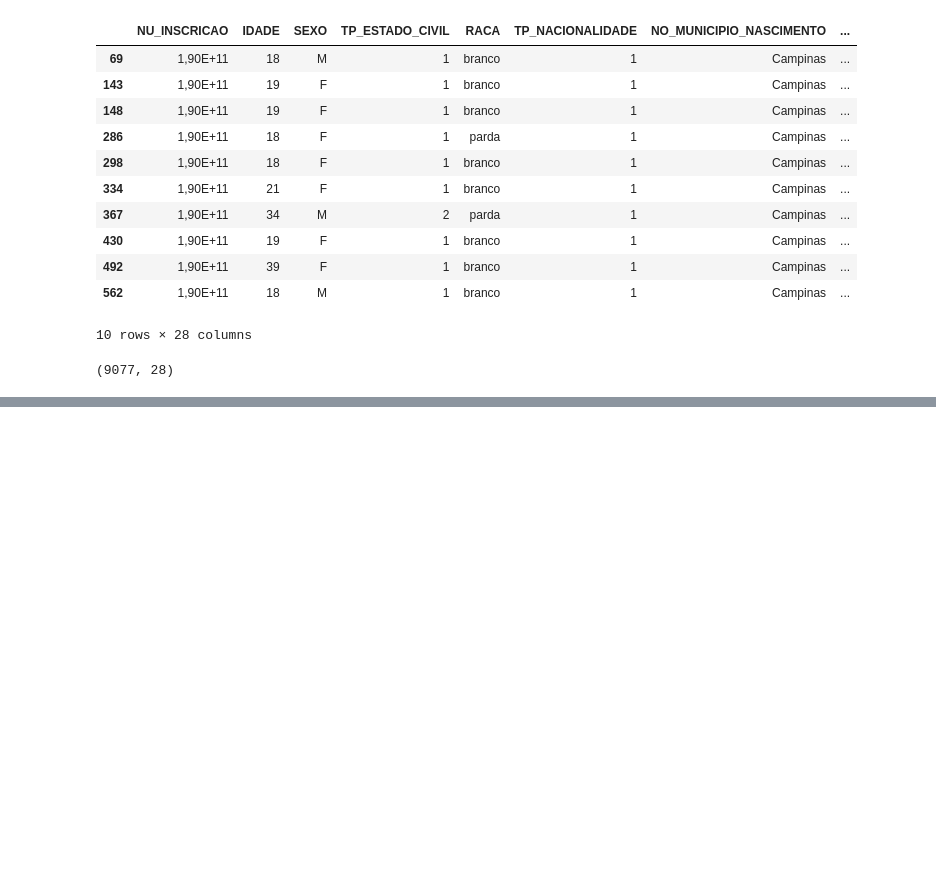
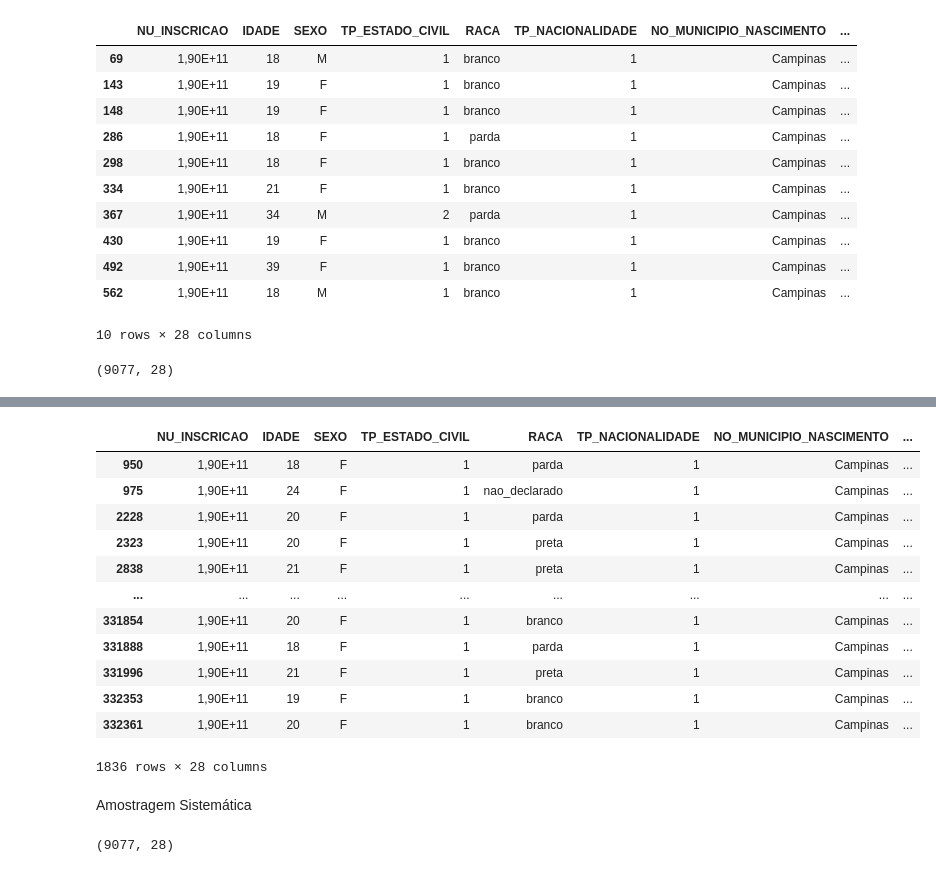
Before and after one commit to arthurresendes/Estatistica-aplicada, a Jupyter notebook: Enem/amostragem.ipynb, the cells around one changed output, grey strips where cells are left out. Drawn from its saved outputs; the diff is of its cells as text; code cells hidden in the pictures; blank space fills up the shorter version.

```diff
--- a/Enem/amostragem.ipynb
+++ b/Enem/amostragem.ipynb
@@ -35,0 +90,22 @@ enem_campinas.shape
+# %%
+amos_simples
+# %% [output]
+|  | NU_INSCRICAO | IDADE | SEXO | TP_ESTADO_CIVIL | RACA | TP_NACIONALIDADE | NO_MUNICIPIO_NASCIMENTO | ... |
+| 950 | 1,90E+11 | 18 | F | 1 | parda | 1 | Campinas | ... |
+| 975 | 1,90E+11 | 24 | F | 1 | nao_declarado | 1 | Campinas | ... |
+| 2228 | 1,90E+11 | 20 | F | 1 | parda | 1 | Campinas | ... |
+| 2323 | 1,90E+11 | 20 | F | 1 | preta | 1 | Campinas | ... |
+| 2838 | 1,90E+11 | 21 | F | 1 | preta | 1 | Campinas | ... |
+| ... | ... | ... | ... | ... | ... | ... | ... | ... |
+| 331854 | 1,90E+11 | 20 | F | 1 | branco | 1 | Campinas | ... |
+| 331888 | 1,90E+11 | 18 | F | 1 | parda | 1 | Campinas | ... |
+| 331996 | 1,90E+11 | 21 | F | 1 | preta | 1 | Campinas | ... |
+| 332353 | 1,90E+11 | 19 | F | 1 | branco | 1 | Campinas | ... |
+| 332361 | 1,90E+11 | 20 | F | 1 | branco | 1 | Campinas | ... |
+1836 rows × 28 columns
+# %% [markdown]
+Amostragem Sistemática
+# %%
+enem_campinas.shape
+# %% [output]
+(9077, 28)
```
Also changed, not shown: parts of 20 cells of this notebook.
